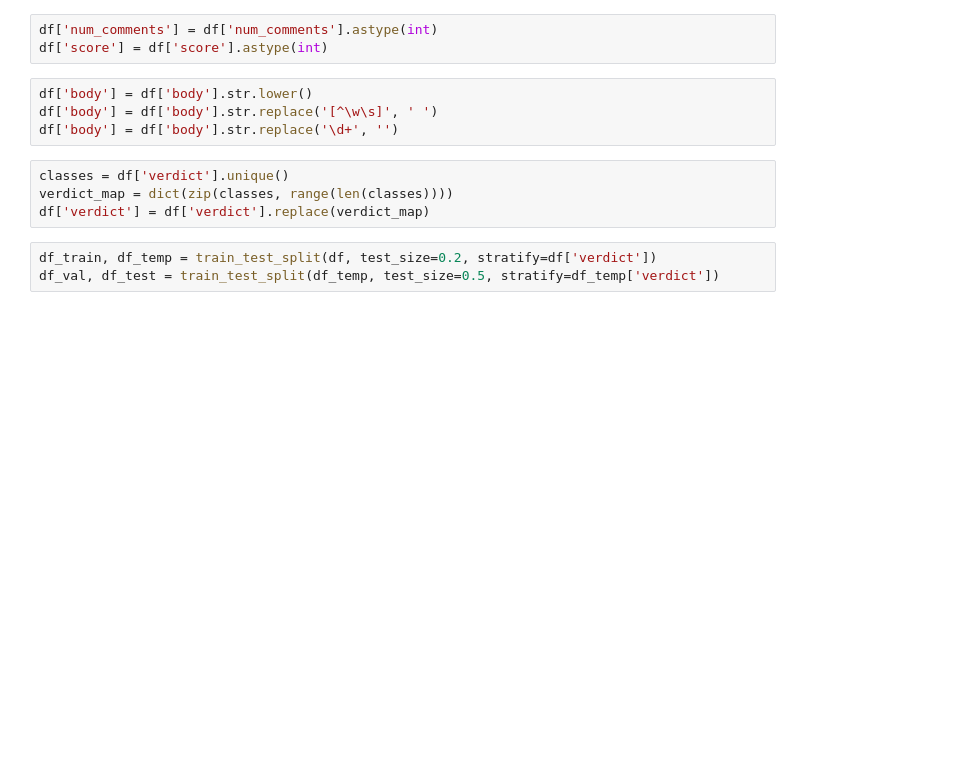
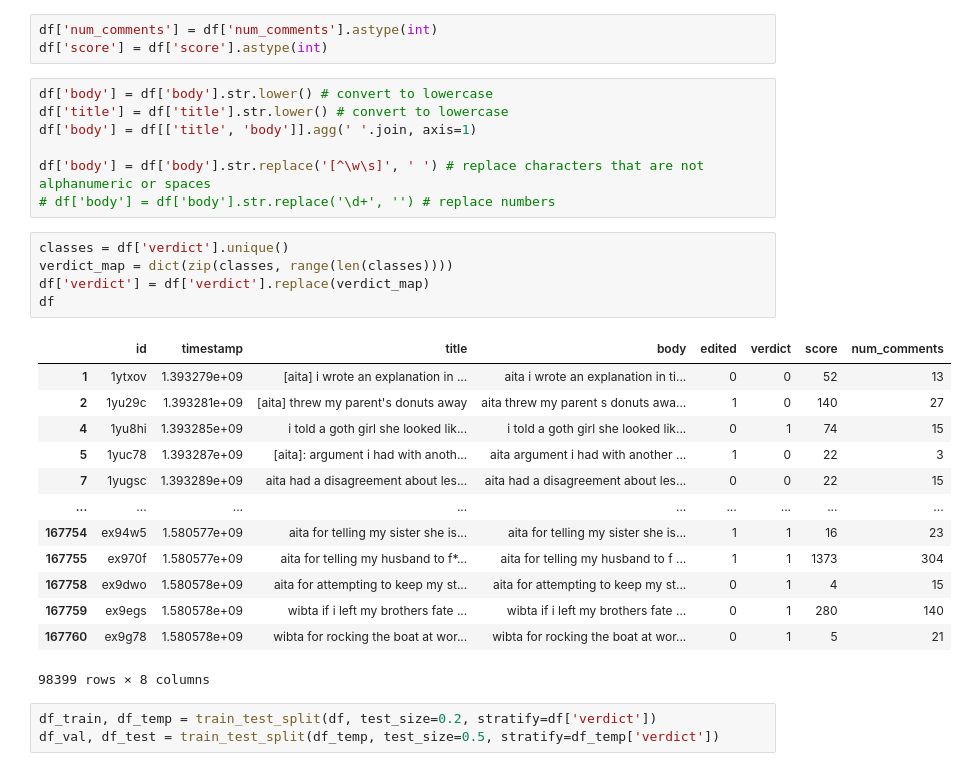
Before and after one commit to ericke8/AITA_TextMining, a Jupyter notebook: NN_aita.ipynb, the cells around one changed output. Saved outputs shown, nothing was run; the diff lists cells and outputs as text; blank space fills up the shorter version.

```diff
--- a/NN_aita.ipynb
+++ b/NN_aita.ipynb
@@ -126,13 +126,31 @@ df['edited'] = [0 if 'false' in d else 1 for d in df['edited'].str.lower() ]
 df['num_comments'] = df['num_comments'].astype(int)
 df['score'] = df['score'].astype(int)
 # %%
-df['body'] = df['body'].str.lower()
-df['body'] = df['body'].str.replace('[^\w\s]', ' ')
-df['body'] = df['body'].str.replace('\d+', '')
+df['body'] = df['body'].str.lower() # convert to lowercase
+df['title'] = df['title'].str.lower() # convert to lowercase
+df['body'] = df[['title', 'body']].agg(' '.join, axis=1)
+
+df['body'] = df['body'].str.replace('[^\w\s]', ' ') # replace characters that are not alphanumeric or spaces
+# df['body'] = df['body'].str.replace('\d+', '') # replace numbers
 # %%
 classes = df['verdict'].unique()
 verdict_map = dict(zip(classes, range(len(classes))))
 df['verdict'] = df['verdict'].replace(verdict_map)
+df
+# %% [output]
+|  | id | timestamp | title | body | edited | verdict | score | num_comments |
+| 1 | 1ytxov | 1.393279e+09 | [aita] i wrote an explanation in ... | aita i wrote an explanation in ti... | 0 | 0 | 52 | 13 |
+| 2 | 1yu29c | 1.393281e+09 | [aita] threw my parent's donuts away | aita threw my parent s donuts awa... | 1 | 0 | 140 | 27 |
+| 4 | 1yu8hi | 1.393285e+09 | i told a goth girl she looked lik... | i told a goth girl she looked lik... | 0 | 1 | 74 | 15 |
+| 5 | 1yuc78 | 1.393287e+09 | [aita]: argument i had with anoth... | aita argument i had with another ... | 1 | 0 | 22 | 3 |
+| 7 | 1yugsc | 1.393289e+09 | aita had a disagreement about les... | aita had a disagreement about les... | 0 | 0 | 22 | 15 |
+| ... | ... | ... | ... | ... | ... | ... | ... | ... |
+| 167754 | ex94w5 | 1.580577e+09 | aita for telling my sister she is... | aita for telling my sister she is... | 1 | 1 | 16 | 23 |
+| 167755 | ex970f | 1.580577e+09 | aita for telling my husband to f*... | aita for telling my husband to f ... | 1 | 1 | 1373 | 304 |
+| 167758 | ex9dwo | 1.580578e+09 | aita for attempting to keep my st... | aita for attempting to keep my st... | 0 | 1 | 4 | 15 |
+| 167759 | ex9egs | 1.580578e+09 | wibta if i left my brothers fate ... | wibta if i left my brothers fate ... | 0 | 1 | 280 | 140 |
+| 167760 | ex9g78 | 1.580578e+09 | wibta for rocking the boat at wor... | wibta for rocking the boat at wor... | 0 | 1 | 5 | 21 |
+98399 rows × 8 columns
 # %%
 df_train, df_temp = train_test_split(df, test_size=0.2, stratify=df['verdict'])
 df_val, df_test = train_test_split(df_temp, test_size=0.5, stratify=df_temp['verdict'])
```
Also changed, not shown: parts of 24 cells of this notebook.
